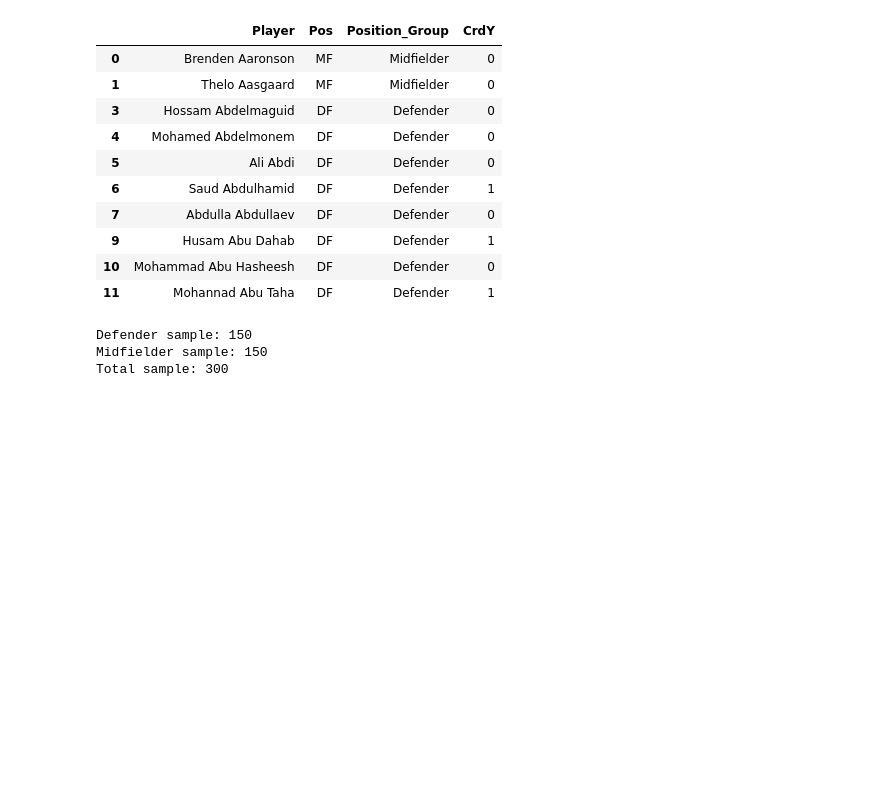
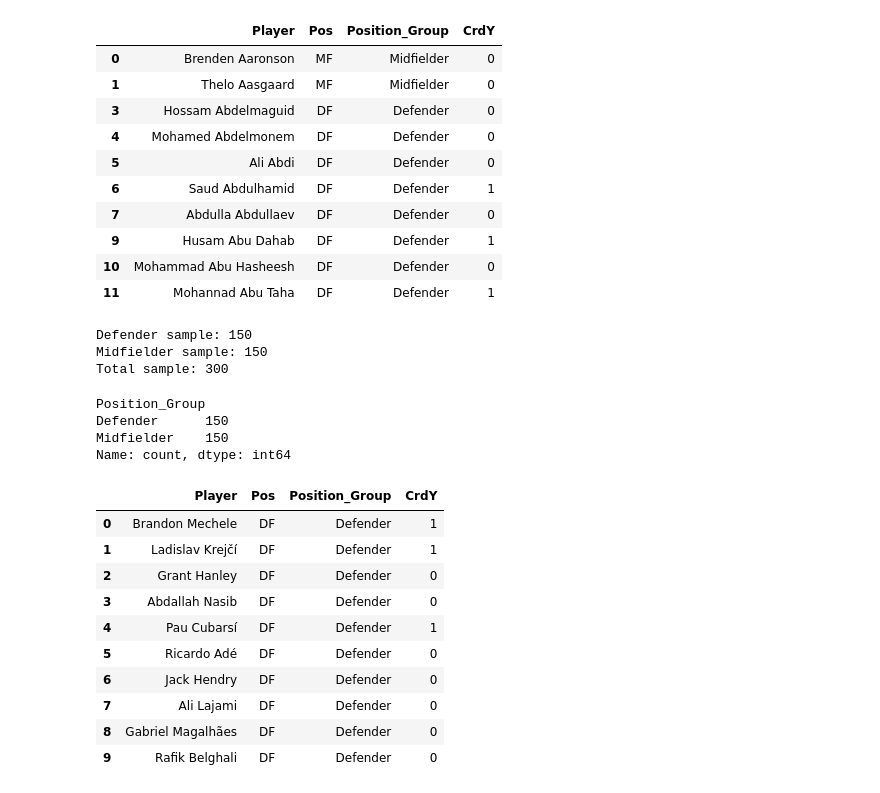
Before and after one commit to hemraj2504/Fifa-World-Cup-2026, a Jupyter notebook: notebooks/player_discipline.ipynb, the cells around one changed output. Cells and saved outputs as stored; diff of their text form; code cells hidden in the pictures; blank space fills up the shorter version.

```diff
--- a/notebooks/player_discipline.ipynb
+++ b/notebooks/player_discipline.ipynb
@@ -140,3 +140,26 @@ print("Total sample:", len(discipline_sample))
 Defender sample: 150
 Midfielder sample: 150
 Total sample: 300
+# %%
+discipline_sample['Position_Group'].value_counts()
+# %% [output]
+Position_Group
+Defender      150
+Midfielder    150
+Name: count, dtype: int64
+# %%
+discipline_sample[
+    ['Player', 'Pos', 'Position_Group', 'CrdY']
+].head(10)
+# %% [output]
+|  | Player | Pos | Position_Group | CrdY |
+| 0 | Brandon Mechele | DF | Defender | 1 |
+| 1 | Ladislav Krejčí | DF | Defender | 1 |
+| 2 | Grant Hanley | DF | Defender | 0 |
+| 3 | Abdallah Nasib | DF | Defender | 0 |
+| 4 | Pau Cubarsí | DF | Defender | 1 |
+| 5 | Ricardo Adé | DF | Defender | 0 |
+| 6 | Jack Hendry | DF | Defender | 0 |
+| 7 | Ali Lajami | DF | Defender | 0 |
+| 8 | Gabriel Magalhães | DF | Defender | 0 |
+| 9 | Rafik Belghali | DF | Defender | 0 |
```
Also changed, not shown: parts of 5 cells of this notebook.
